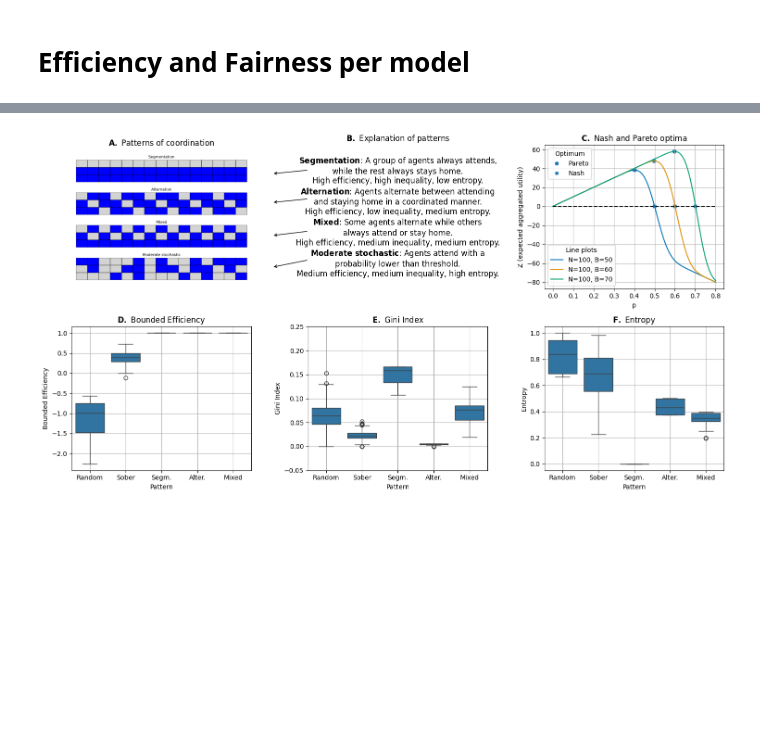
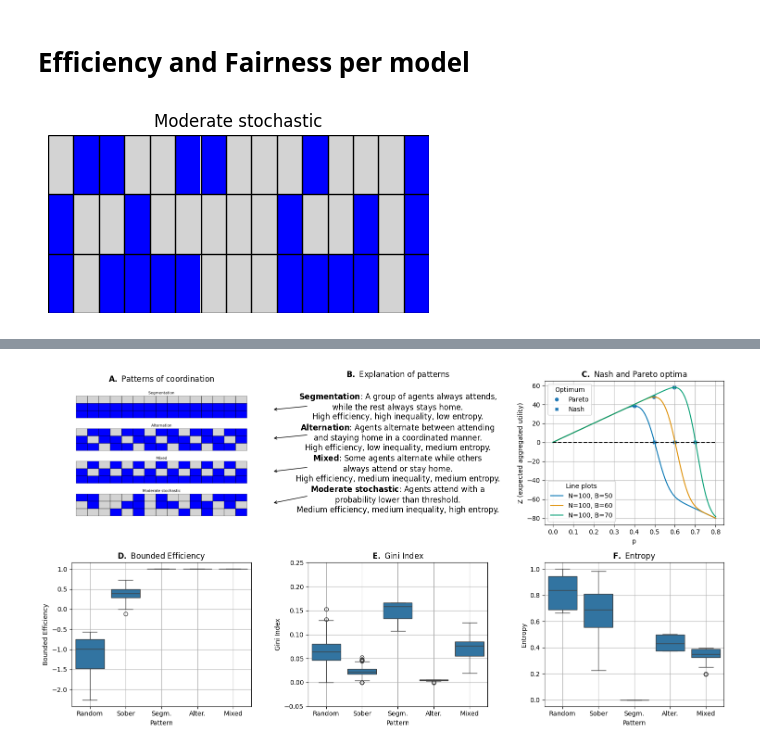
Before and after one commit to EAndrade-Lotero/Cognitive_Models_El_Farol_Bar_Problem, a Jupyter notebook: Notebooks/exp_fig1.ipynb, the cells around one changed output, grey strips where cells are left out. Cells and saved outputs as stored; diff of their text form; code cells hidden in the pictures; blank space fills up the shorter version.

```diff
--- a/Notebooks/exp_fig1.ipynb
+++ b/Notebooks/exp_fig1.ipynb
@@ -18,3 +18,50 @@ from Utils.utils import GetMeasurements
 from Utils.cherrypick_simulations import CherryPickEquilibria
 
 rng = np.random.default_rng(2)
+# %%
+def plot_pattern(list_of_alternations, title, num_rounds, ax=None, show_ellipsis=False):
+	if ax is None:
+		fig, ax = plt.subplots()
+	else:
+		fig = ax.figure
+	for i, alternations in enumerate(list_of_alternations):
+		# Detect number of agents
+		num_agents = len(alternations[0])
+		# Create bar object
+		bar = Bar(
+			num_agents=num_agents,
+			threshold=0.5
+		)
+		bar.history = alternations * (num_rounds // len(alternations)) + alternations[:num_rounds % len(alternations)]
+		attendance_file_name = None #'alternations.png'
+		bar.render(
+			ax=ax,
+			file=attendance_file_name,
+			num_rounds=len(bar.history)
+		)
+#		axes[i].imshow(plt.imread(attendance_file_name))
+		ax.set_title(title)
+		ax.axis('off')
+	return fig, ax
+# %%
+num_rounds = 15
+list_of_alternations = [
+	# [np.random.randint(0, 2, 3).tolist() for _ in range(num_rounds)],
+	# [[1, 1, 0]],
+	# [[1, 1, 0], [1, 0, 1], [0, 1, 1]],
+# #	[[0, 0, 1], [0, 1, 0], [1, 0, 0]],
+	# [[1, 1, 0], [1, 0, 1]],
+    rng.choice([0, 1], size=(num_rounds, 3), p=[0.6, 0.4]).tolist(),
+]
+fig, ax = plot_pattern(
+    list_of_alternations=list_of_alternations,
+    title = 'Moderate stochastic',
+    # list_of_titles = ['Segmentation', 'Alternation', 'Mixed'],
+#    list_of_titles = ['Segmentation', 'Alternation (high capacity)', 'Alternation (low capacity)', 'Mixed'],
+    num_rounds=num_rounds
+)
+fig.tight_layout()
+fig.set_size_inches(4, 2)
+fig.savefig(PATHS['exploratory_figures'] / 'moderate_stochastic.png', dpi=300)
+# %% [output]
+[figure, added]
```
Also changed, not shown: parts of 3 cells of this notebook, 17 other files.
